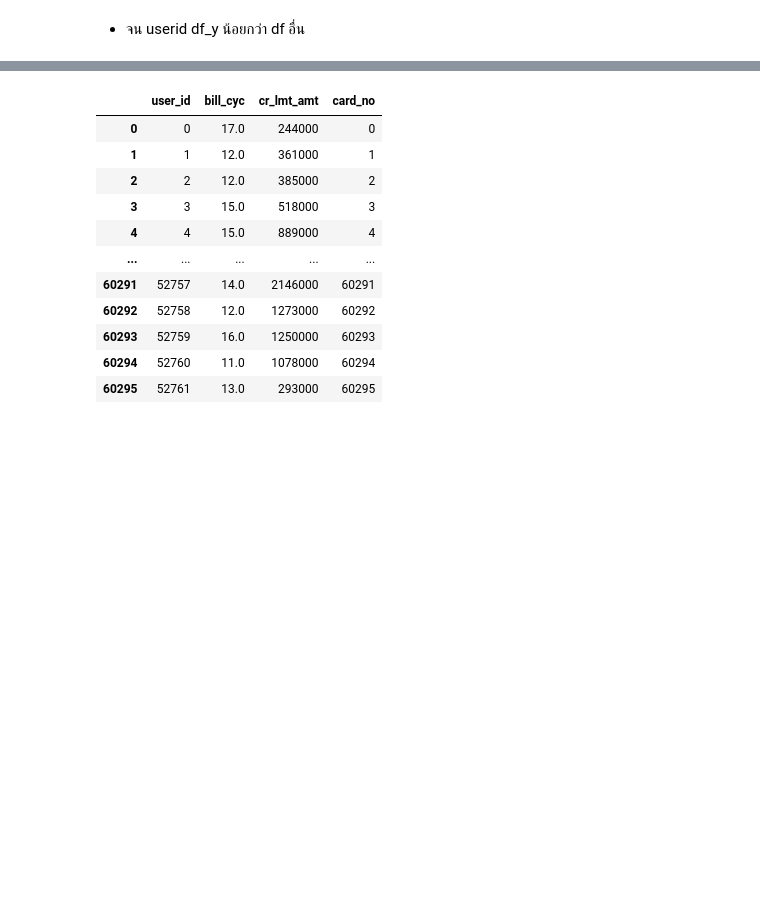
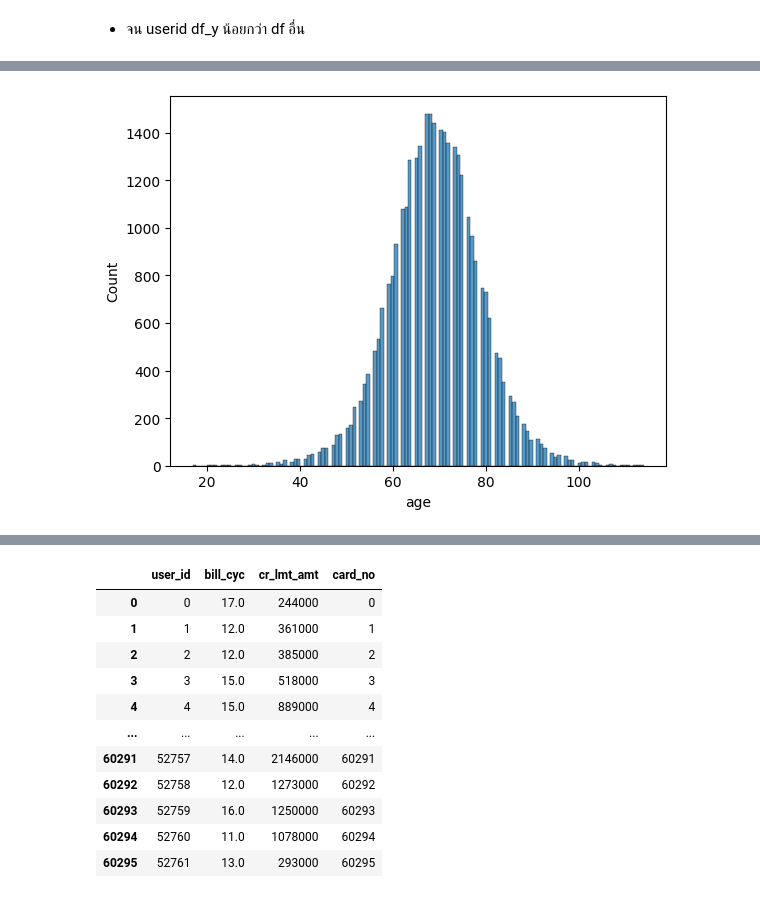
Before and after one commit to terjirapat/CreditCardChurning, a Jupyter notebook: main.ipynb, the cells around one changed output, grey strips where cells are left out. Drawn from its saved outputs; the diff is of its cells as text; code cells hidden in the pictures; blank space fills up the shorter version.

```diff
--- a/main.ipynb
+++ b/main.ipynb
@@ -146,0 +172,5 @@ df_demo
+# %%
+sns.histplot(x='age', data=df_demo)
+plt.show()
+# %% [output]
+[figure, added]
```
Also changed, not shown: parts of 20 cells of this notebook.
